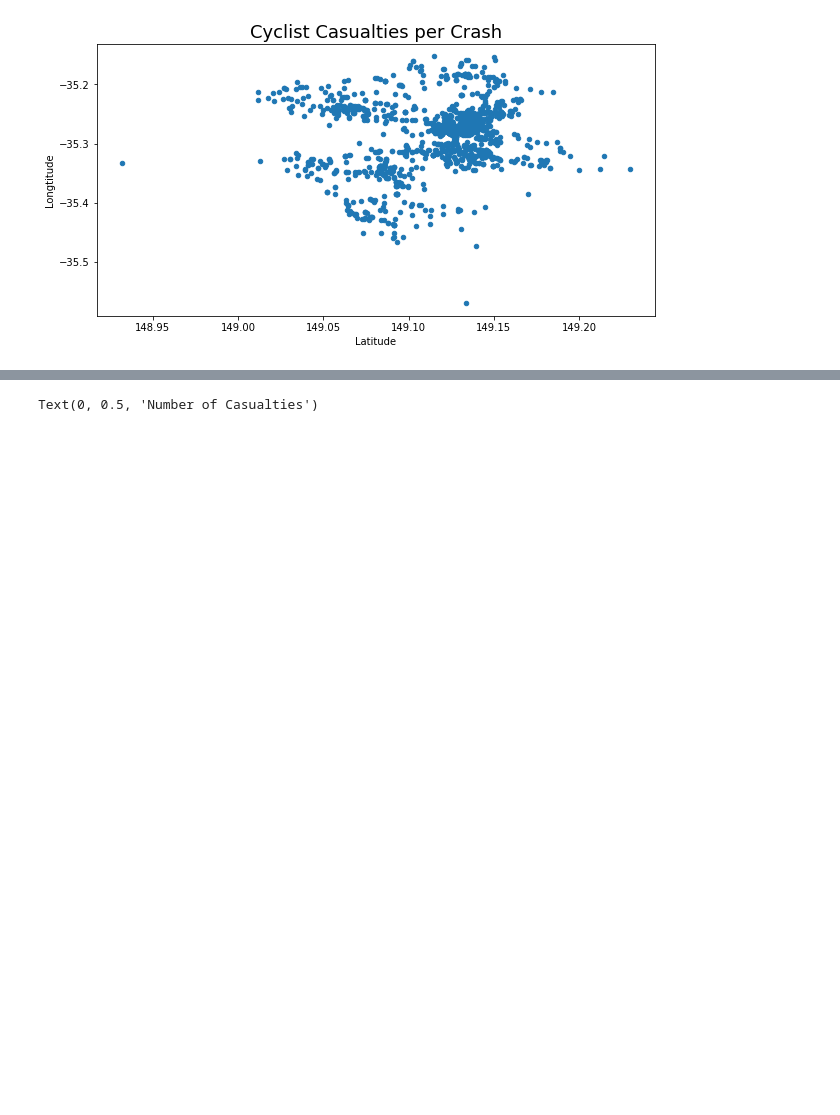
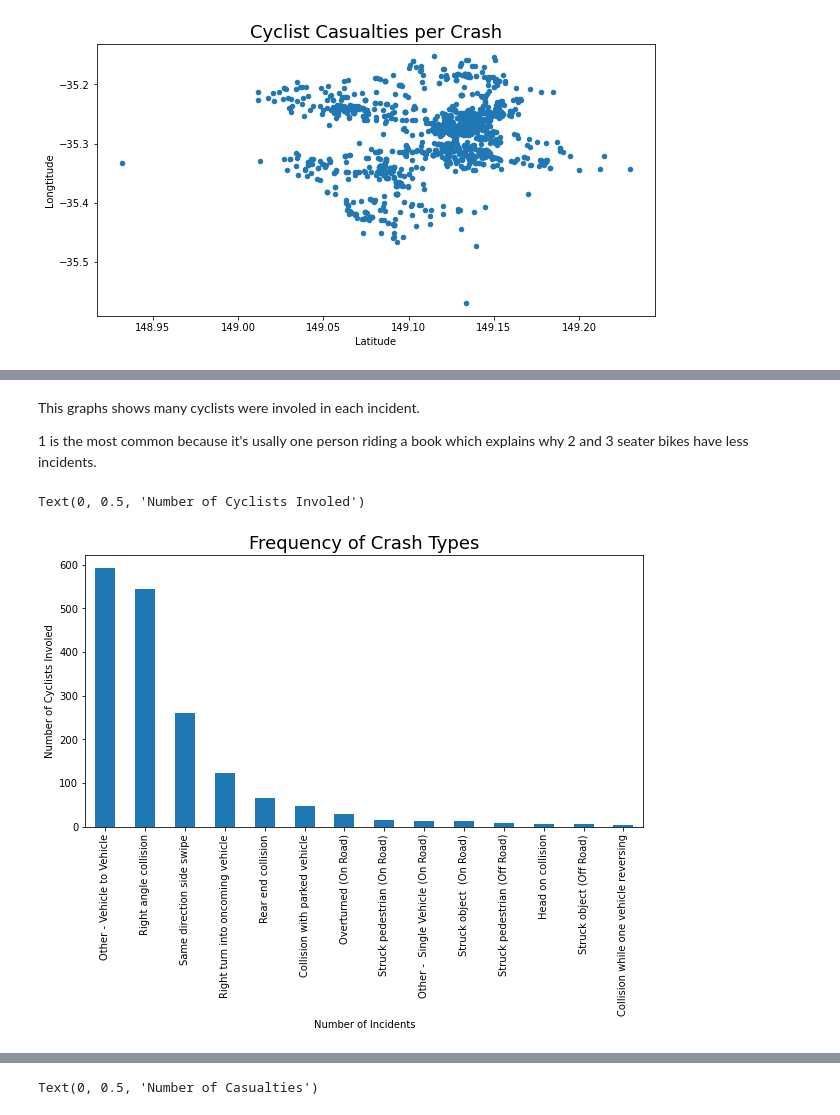
Before and after one commit to HalleyFu/data_project, a Jupyter notebook: basketball_data.ipynb, the cells around one changed output, grey strips where cells are left out. Cells and saved outputs as stored; diff of their text form; code cells hidden in the pictures; blank space fills up the shorter version.

```diff
--- a/basketball_data.ipynb
+++ b/basketball_data.ipynb
@@ -181,0 +153,14 @@ This scatterplot shows the location of where cyclist crashes have occured from 4
+# %% [markdown]
+This graphs shows many cyclists were involed in each incident.
+
+1 is the most common because it's usally one person riding a book which explains why 2 and 3 seater bikes have less incidents.
+# %%
+CRASH_TYPE = Cyclist_Crashes_data["CRASH_TYPE"].value_counts()
+CRASH_TYPE[CRASH_TYPE >= 3].plot(kind="bar")
+
+plt.title("Frequency of Crash Types", fontsize=18)
+plt.xlabel("Number of Incidents", fontsize=10)
+plt.ylabel("Number of Cyclists Involed", fontsize=10)
+# %% [output]
+Text(0, 0.5, 'Number of Cyclists Involed')
+[figure, added]
```
Also changed, not shown: parts of 21 cells of this notebook.
